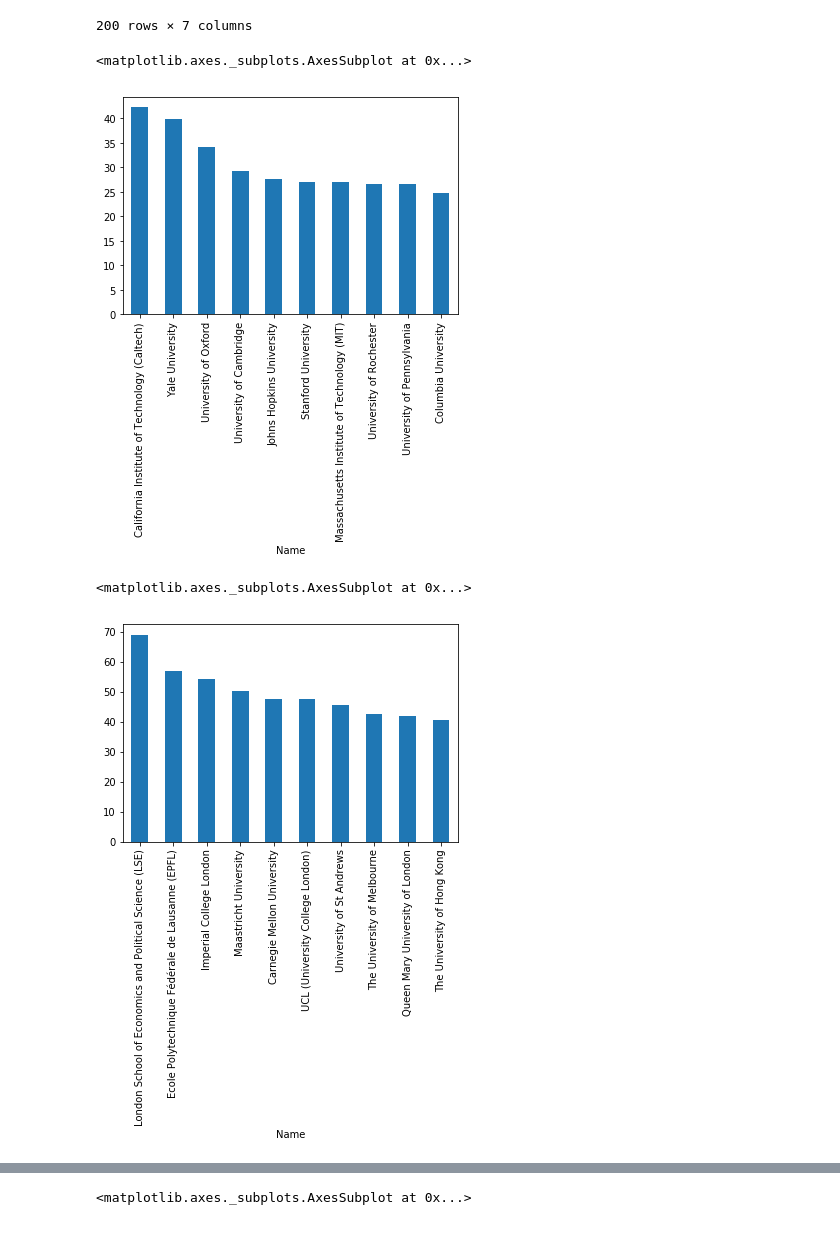
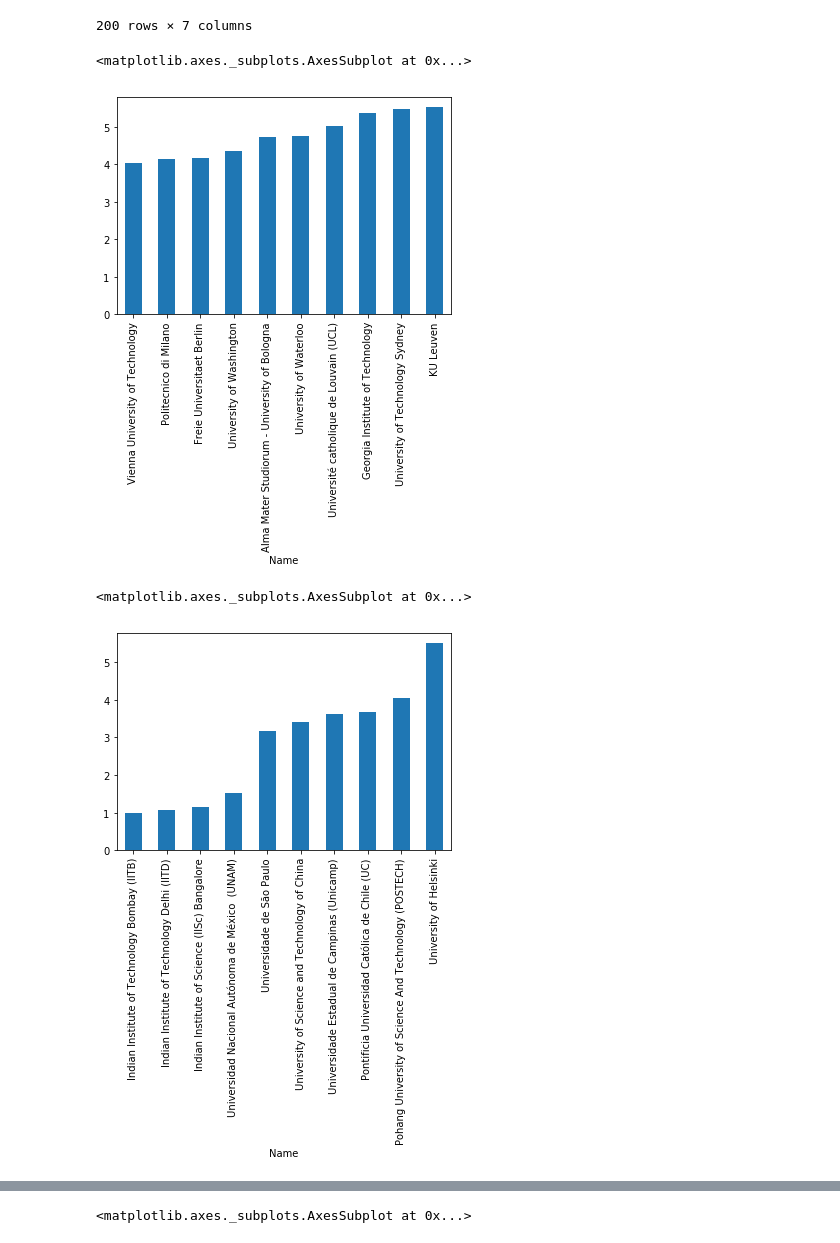
Before and after one commit to pmichele/ADA-Group, a Jupyter notebook: Michele/02 - Data from the Web/Homework 2.ipynb, the cells around one changed output, grey strips where cells are left out. Cells and saved outputs as stored; diff of their text form; code cells hidden in the pictures.

```diff
--- a/Michele/02 - Data from the Web/Homework 2.ipynb
+++ b/Michele/02 - Data from the Web/Homework 2.ipynb
@@ -140,20 +140,20 @@ df
 # %%
 # Best universities by ratio of faculty members / students
 
 def bestRatios(ratios):
-    ratios = ratios.sort_values(ascending=False)
+    ratios = ratios.sort_values(ascending=True)
     return (ratios * 100)[:10].plot(kind='bar', )
 
 bestRatios(df['Total Faculty Members'] / df['Total Students'])
 # %% [output]
 <matplotlib.axes._subplots.AxesSubplot at 0x...>
-[figure, old version]
+[figure, new version]
 # %%
 # Best universities by ratio of international students
 bestRatios(df['International Students'] / df['Total Students'])
 # %% [output]
 <matplotlib.axes._subplots.AxesSubplot at 0x...>
-[figure, old version]
+[figure, new version]
 # %%
 # Best university groups according to the ratio of 2 given attributes
 def groupRatios(df, column, numerator, denominator):
```
Also changed, not shown: parts of 13 cells of this notebook.
